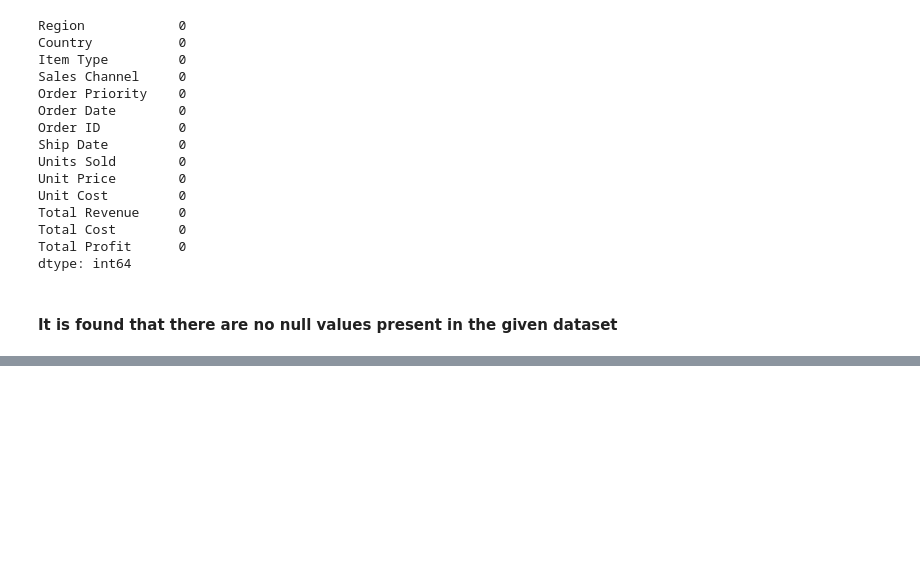
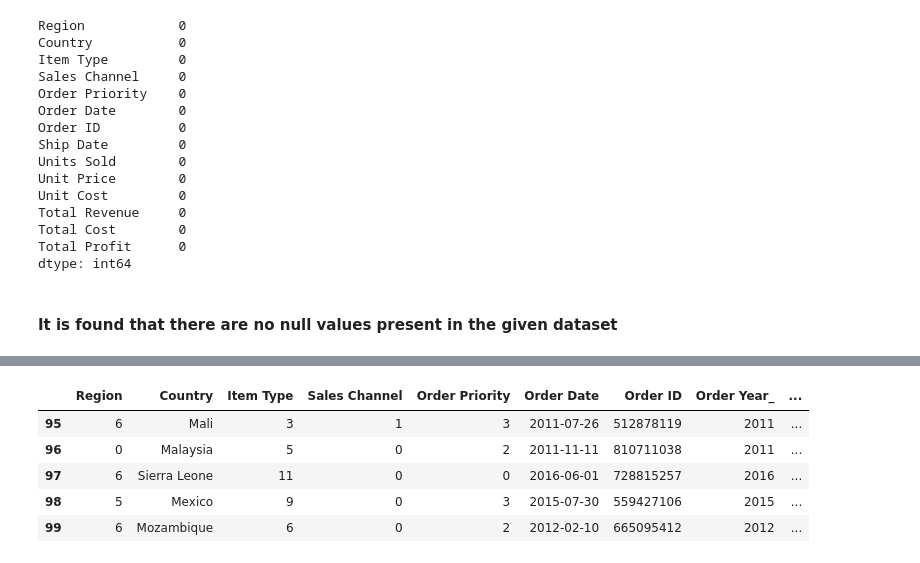
Before and after one commit to SamNijin/Analyzing-Amazon-Sales-Data, a Jupyter notebook: Amazon-Sales-Analysis.ipynb, the cells around one changed output, grey strips where cells are left out. Drawn from its saved outputs; the diff is of its cells as text; code cells hidden in the pictures; blank space fills up the shorter version.

```diff
--- a/Amazon-Sales-Analysis.ipynb
+++ b/Amazon-Sales-Analysis.ipynb
@@ -66,0 +146,9 @@ dtype: int64
+# %%
+sales_data.tail()
+# %% [output]
+|  | Region | Country | Item Type | Sales Channel | Order Priority | Order Date | Order ID | Order Year_ | ... |
+| 95 | 6 | Mali | 3 | 1 | 3 | 2011-07-26 | 512878119 | 2011 | ... |
+| 96 | 0 | Malaysia | 5 | 0 | 2 | 2011-11-11 | 810711038 | 2011 | ... |
+| 97 | 6 | Sierra Leone | 11 | 0 | 0 | 2016-06-01 | 728815257 | 2016 | ... |
+| 98 | 5 | Mexico | 9 | 0 | 3 | 2015-07-30 | 559427106 | 2015 | ... |
+| 99 | 6 | Mozambique | 6 | 0 | 2 | 2012-02-10 | 665095412 | 2012 | ... |
```
Also changed, not shown: parts of 13 cells of this notebook.
